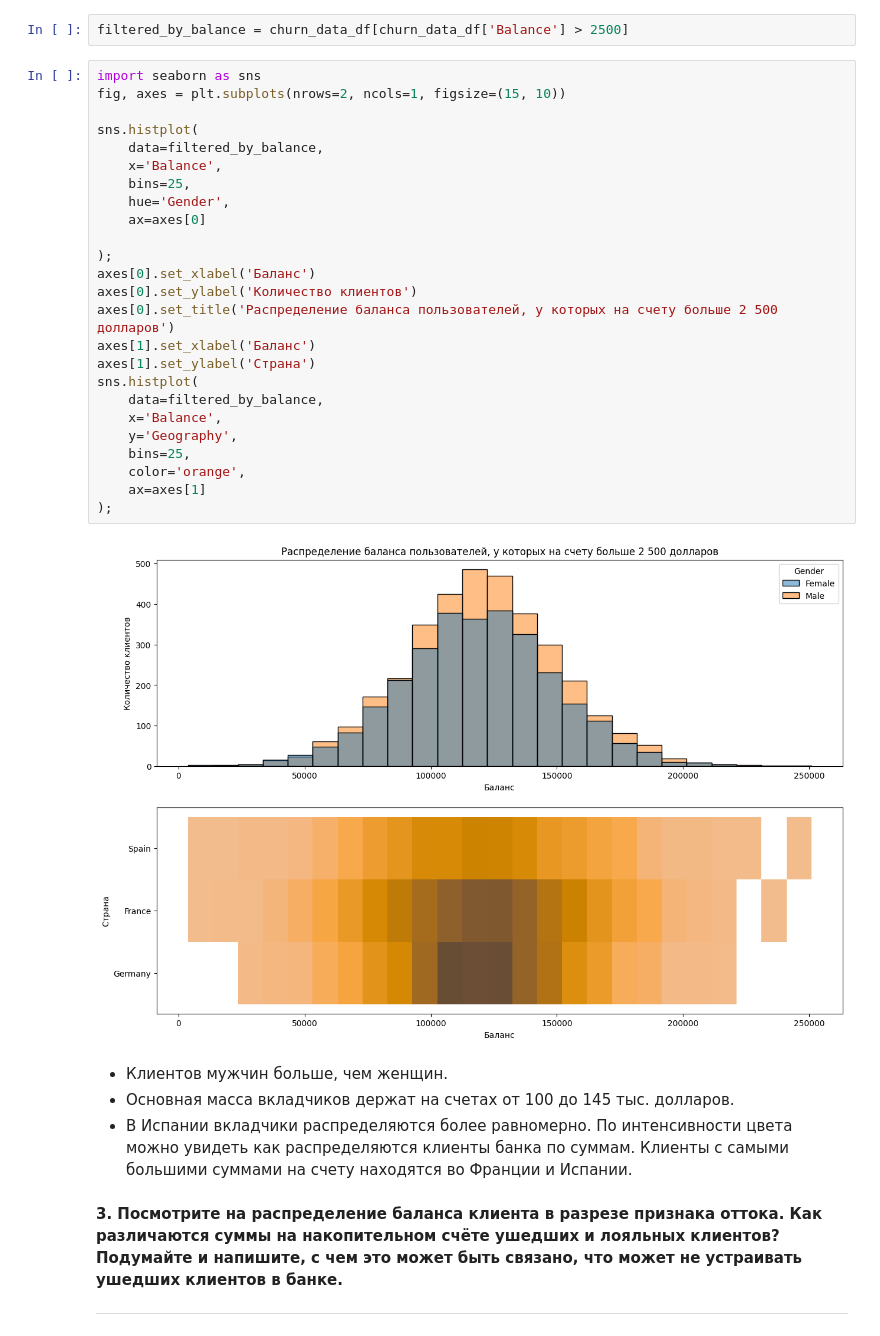
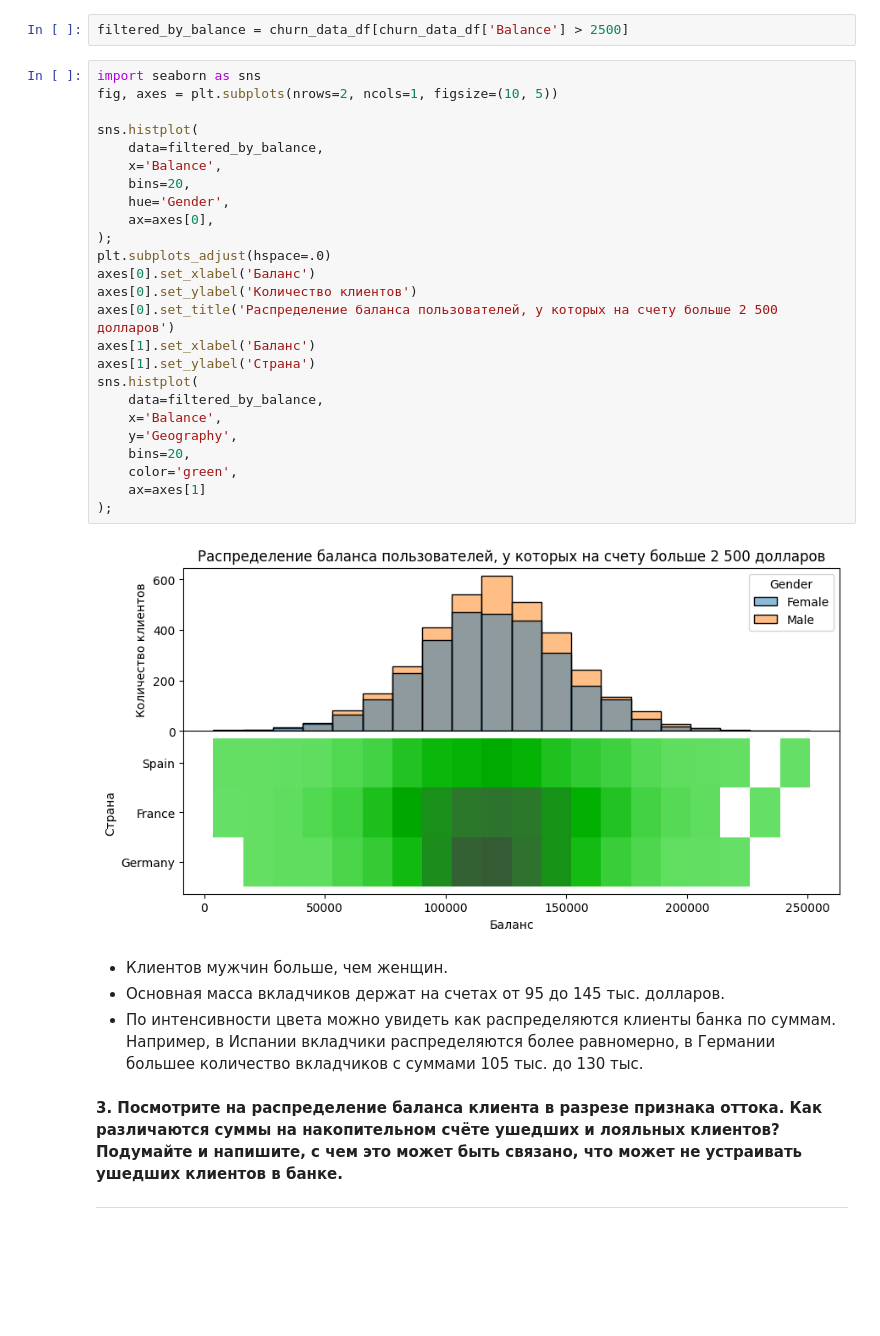
Before and after one commit to Tatpraded/DS_1017_Praded, a Jupyter notebook: Визуализация_постороение_графиков_Банк/churn.ipynb, the cells around one changed output. Drawn from its saved outputs; the diff is of its cells as text; blank space fills up the shorter version.

```diff
--- a/Визуализация_постороение_графиков_Банк/churn.ipynb
+++ b/Визуализация_постороение_графиков_Банк/churn.ipynb
@@ -114,35 +114,35 @@ ________________________________________________________________________________
 filtered_by_balance = churn_data_df[churn_data_df['Balance'] > 2500]
 # %%
 import seaborn as sns
-fig, axes = plt.subplots(nrows=2, ncols=1, figsize=(15, 10))
+fig, axes = plt.subplots(nrows=2, ncols=1, figsize=(10, 5))
 
 sns.histplot(
     data=filtered_by_balance,
     x='Balance',
-    bins=25,
+    bins=20,
     hue='Gender',
-    ax=axes[0]
-
+    ax=axes[0],
 );
+plt.subplots_adjust(hspace=.0)
 axes[0].set_xlabel('Баланс')
 axes[0].set_ylabel('Количество клиентов')
 axes[0].set_title('Распределение баланса пользователей, у которых на счету больше 2 500 долларов')
 axes[1].set_xlabel('Баланс')
 axes[1].set_ylabel('Страна')
 sns.histplot(
     data=filtered_by_balance,
     x='Balance',
     y='Geography',
-    bins=25,
-    color='orange',
+    bins=20,
+    color='green',
     ax=axes[1]
 );
 # %% [output]
-[figure, old version]
+[figure, new version]
 # %% [markdown]
 - Клиентов мужчин больше, чем женщин.
-- Основная масса вкладчиков держат на счетах от 100 до 145 тыс. долларов.
-- В Испании вкладчики распределяются более равномерно. По интенсивности цвета можно увидеть как распределяются клиенты банка по суммам. Клиенты с самыми большими суммами на счету находятся во Франции и Испании.
+- Основная масса вкладчиков держат на счетах от 95 до 145 тыс. долларов.
+- По интенсивности цвета можно увидеть как распределяются клиенты банка по суммам. Например, в Испании вкладчики распределяются более равномерно, в Германии большее количество вкладчиков с суммами 105 тыс. до 130 тыс.
 # %% [markdown]
 **3. Посмотрите на распределение баланса клиента в разрезе признака оттока. Как различаются суммы на накопительном счёте ушедших и лояльных клиентов? Подумайте и напишите, с чем это может быть связано, что может не устраивать ушедших клиентов в банке.**
 ___________________________________________________________________________________________
```
Also changed, not shown: parts of 24 cells of this notebook.
